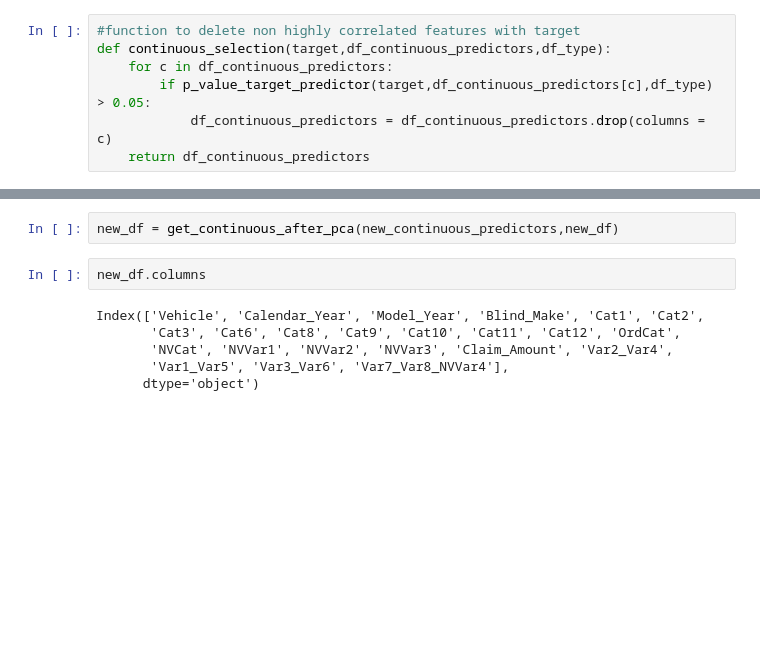
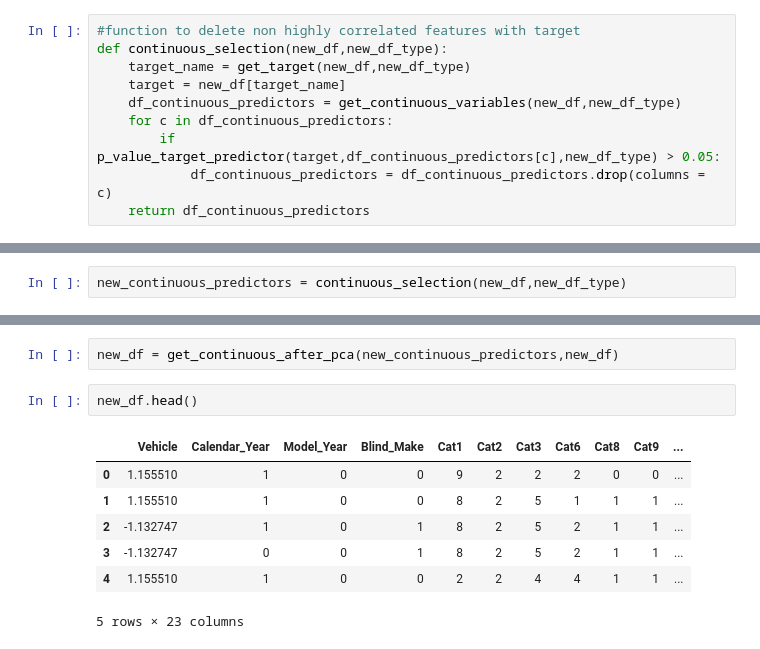
Before and after one commit to AvianaGlobal/nemesis-ml, a Jupyter notebook: Aviana_Notebook.ipynb, the cells around one changed output, grey strips where cells are left out. Drawn from its saved outputs; the diff is of its cells as text; blank space fills up the shorter version.

```diff
--- a/Aviana_Notebook.ipynb
+++ b/Aviana_Notebook.ipynb
@@ -666,8 +724,11 @@ def get_continuous_variables(new_df,new_df_type):
     return (new_df[continuous_predictor_name])
 # %%
 #function to delete non highly correlated features with target
-def continuous_selection(target,df_continuous_predictors,df_type):
+def continuous_selection(new_df,new_df_type):
+    target_name = get_target(new_df,new_df_type)
+    target = new_df[target_name]
+    df_continuous_predictors = get_continuous_variables(new_df,new_df_type)
     for c in df_continuous_predictors:
-        if p_value_target_predictor(target,df_continuous_predictors[c],df_type) > 0.05:
+        if p_value_target_predictor(target,df_continuous_predictors[c],new_df_type) > 0.05:
             df_continuous_predictors = df_continuous_predictors.drop(columns = c)
     return df_continuous_predictors
@@ -679,3 +735,5 @@ new_continuous_predictors = continuous_selection(target,df_continuous_predictors
+# %%
+new_continuous_predictors = continuous_selection(new_df,new_df_type)
 # %%
 #function to get correlation between a feature and a group
 def get_corr_group(variable_index,group_list,new_continuous_predictors):
@@ -759,10 +817,12 @@ def get_continuous_after_pca(new_continuous_predictors,new_df):
 # %%
 new_df = get_continuous_after_pca(new_continuous_predictors,new_df)
 # %%
-new_df.columns
+new_df.head()
 # %% [output]
+|  | Vehicle | Calendar_Year | Model_Year | Blind_Make | Cat1 | Cat2 | Cat3 | Cat6 | Cat8 | Cat9 | ... |
+| 0 | 1.155510 | 1 | 0 | 0 | 9 | 2 | 2 | 2 | 0 | 0 | ... |
+| 1 | 1.155510 | 1 | 0 | 0 | 8 | 2 | 5 | 1 | 1 | 1 | ... |
+| 2 | -1.132747 | 1 | 0 | 1 | 8 | 2 | 5 | 2 | 1 | 1 | ... |
+| 3 | -1.132747 | 0 | 0 | 1 | 8 | 2 | 5 | 2 | 1 | 1 | ... |
+| 4 | 1.155510 | 1 | 0 | 0 | 2 | 2 | 4 | 4 | 1 | 1 | ... |
-Index(['Vehicle', 'Calendar_Year', 'Model_Year', 'Blind_Make', 'Cat1', 'Cat2',
-       'Cat3', 'Cat6', 'Cat8', 'Cat9', 'Cat10', 'Cat11', 'Cat12', 'OrdCat',
-       'NVCat', 'NVVar1', 'NVVar2', 'NVVar3', 'Claim_Amount', 'Var2_Var4',
-       'Var1_Var5', 'Var3_Var6', 'Var7_Var8_NVVar4'],
-      dtype='object')
+5 rows × 23 columns
```
Also changed, not shown: parts of 7 cells of this notebook, 1 other file.
